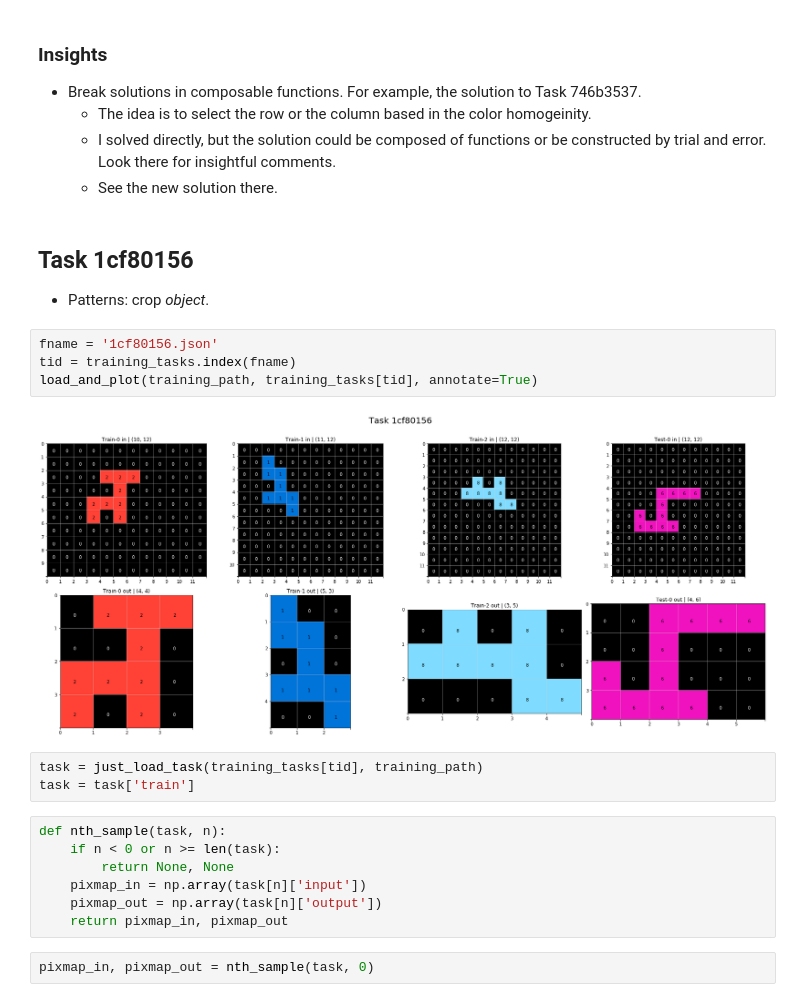
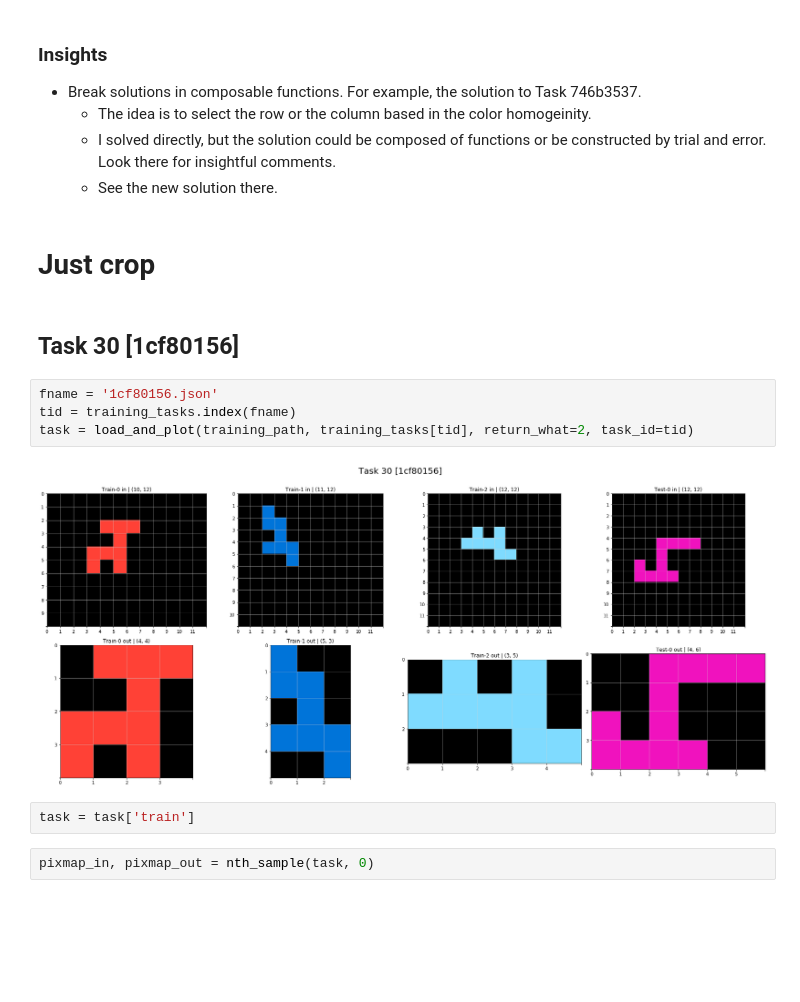
Before and after one commit to vitalwarley/abstract_reasoning, a Jupyter notebook: solving.ipynb, the cells around one changed output. Cells and saved outputs as stored; diff of their text form; blank space fills up the shorter version.

Commit message:
Refactor; add more tasks solution

```diff
--- a/solving.ipynb
+++ b/solving.ipynb
@@ -7,26 +46,18 @@
   - The idea is to select the row or the column based in the color homogeinity.
   - I solved directly, but the solution could be composed of functions or be constructed by trial and error. Look there for insightful comments.
   - See the new solution there.
+# %% [markdown]
+# Just crop
 # %% [markdown]
-## Task 1cf80156
-
-- Patterns: crop *object*.
+## Task 30 [1cf80156]
 # %%
 fname = '1cf80156.json'
 tid = training_tasks.index(fname)
-load_and_plot(training_path, training_tasks[tid], annotate=True)
+task = load_and_plot(training_path, training_tasks[tid], return_what=2, task_id=tid)
 # %% [output]
-[figure, old version]
+[figure, new version]
 # %%
-task = just_load_task(training_tasks[tid], training_path)
 task = task['train']
-# %%
-def nth_sample(task, n):
-    if n < 0 or n >= len(task):
-        return None, None
-    pixmap_in = np.array(task[n]['input'])
-    pixmap_out = np.array(task[n]['output'])
-    return pixmap_in, pixmap_out
 # %%
 pixmap_in, pixmap_out = nth_sample(task, 0)
 # %%
```
Also changed, not shown: parts of 59 cells of this notebook, 2 other files.
